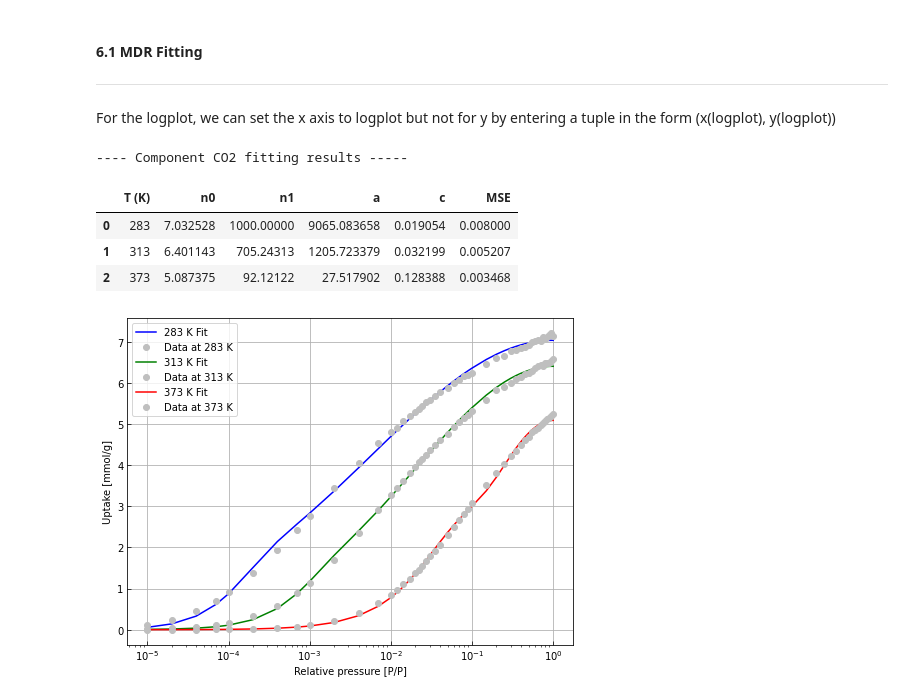
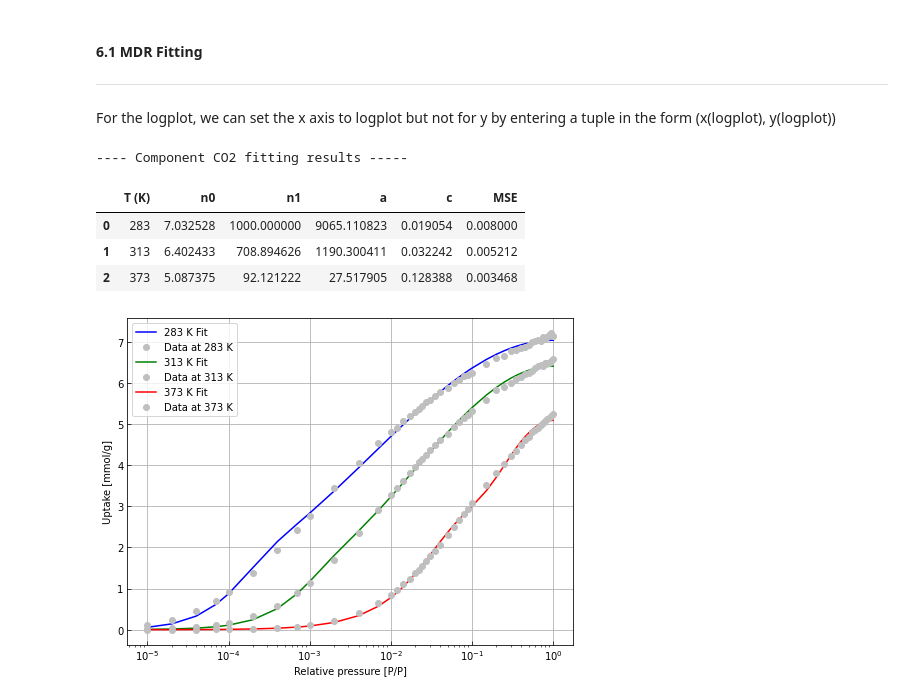
Before and after one commit to dominikpantak/pyIsoFit, a Jupyter notebook: demo/pyIsofit_demo.ipynb, the cells around one changed output. Cells and saved outputs as stored; diff of their text form; code cells hidden in the pictures.

```diff
--- a/demo/pyIsofit_demo.ipynb
+++ b/demo/pyIsofit_demo.ipynb
@@ -479,24 +459,24 @@ test.fit(cust_bounds=custom_bounds, guess=guess, fit_report=True)
 
 For the logplot, we can set the x axis to logplot but not for y by entering a tuple in the form (x(logplot), y(logplot))
 # %%
-df1 = pd.read_csv('tests/Datasets for testing/Computational Data (EPFL) CO2.csv')
+df1 = pd.read_csv('../tests/Datasets for testing/Computational Data (EPFL) CO2.csv')
 temps = [10, 40, 100]
 key_pressures = ['Pressure (bar)', 'Pressure (bar)', 'Pressure (bar)']
 key_uptakes = ['Uptake (mmol/g)_13X_10 (°C)', 'Uptake (mmol/g)_13X_40 (°C)', 'Uptake (mmol/g)_13X_100 (°C)']
 
 test = IsothermFit(df1, temps, key_pressures, key_uptakes, 'mdr', compname='CO2')
 cust_bounds =  {
     'n0': [(0, None), (3, None), (3,7)],
     'n1': [(1000, None), (0, None), (0, None)],
     'a': [(0, None), (0, None), (0, None)],
-    'c': [(0, 1), (0, 1), (0, 1), (0, 1)]
+    'c': [(0, 1), (0, 2), (0, 1)]
 }
 test.fit(cust_bounds=cust_bounds)
 test.plot(logplot=(True, False))
 # %% [output]
 ---- Component CO2 fitting results -----
 |  | T (K) | n0 | n1 | a | c | MSE |
-| 0 | 283 | 7.032528 | 1000.00000 | 9065.083658 | 0.019054 | 0.008000 |
-| 1 | 313 | 6.401143 | 705.24313 | 1205.723379 | 0.032199 | 0.005207 |
-| 2 | 373 | 5.087375 | 92.12122 | 27.517902 | 0.128388 | 0.003468 |
+| 0 | 283 | 7.032528 | 1000.000000 | 9065.110823 | 0.019054 | 0.008000 |
+| 1 | 313 | 6.402433 | 708.894626 | 1190.300411 | 0.032242 | 0.005212 |
+| 2 | 373 | 5.087375 | 92.121222 | 27.517905 | 0.128388 | 0.003468 |
 [figure]
```
Also changed, not shown: parts of 28 cells of this notebook, 13 other files.
